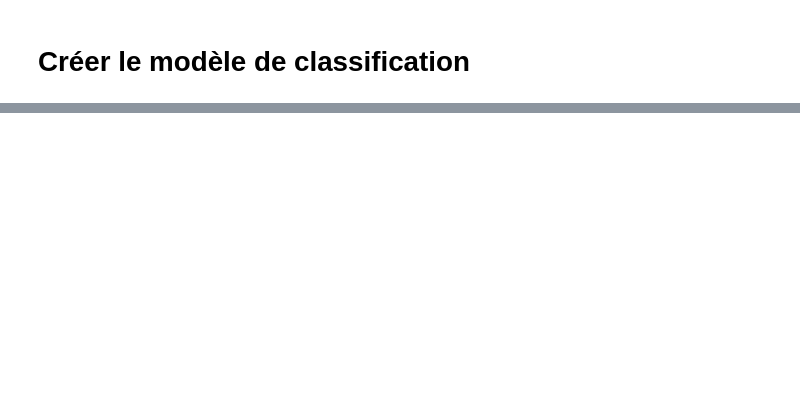
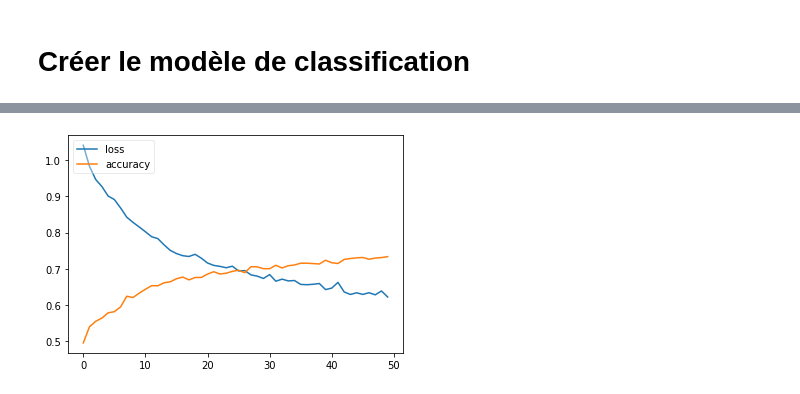
Before and after one commit to mountassir-el/Projects, a Jupyter notebook: Computer Vision/Image Classification/covid/covid.ipynb, the cells around one changed output, grey strips where cells are left out. Cells and saved outputs as stored; diff of their text form; code cells hidden in the pictures; blank space fills up the shorter version.

```diff
--- a/Computer Vision/Image Classification/covid/covid.ipynb
+++ b/Computer Vision/Image Classification/covid/covid.ipynb
@@ -266,0 +250,29 @@ classes_order = { i : order[i] for i in range(len(order)) }
+# %%
+input = layers.Input(shape=image_size + (1,))
+
+x = layers.Rescaling(1.0 / 255)(input)
+x = layers.Conv2D(32, 3, strides=2, padding="same")(x)
+x = layers.BatchNormalization()(x)
+x = layers.Activation("relu")(x)
+
+x = layers.MaxPooling2D(3, strides=2, padding="same")(x)
+x = layers.Conv2D(64, 3, padding="same")(x)
+x = layers.BatchNormalization()(x)
+x = layers.Activation("relu")(x)
+
+x = layers.GlobalAveragePooling2D()(x)
+x = layers.Dropout(0.5)(x)
+outputs = layers.Dense(3, activation="softmax")(x)
+
+model = tf.keras.Model(input, outputs)
+tf.keras.utils.plot_model(model, show_shapes= True)
+
+# Compile the model
+model.compile(optimizer= keras.optimizers.Adam(), loss= 'categorical_crossentropy', metrics = ['accuracy'])
+# %%
+# train the model
+history = model.fit(training, epochs = 50,)
+# save the history in json file
+# in case we want to plot the accuracy
+with open('history.pkl', 'wb') as file_pi:
+    pickle.dump(history.history, file_pi)
@@ -266,0 +297,9 @@ classes_order = { i : order[i] for i in range(len(order)) }
+# %%
+# plot the accuracy and loss curves
+fig = plt.figure()
+plt.plot(history.history['loss'], label = 'loss')
+plt.plot(history.history['accuracy'], label = 'accuracy')
+plt.legend(loc="upper left", fancybox=True, framealpha=0.4)
+plt.show()
+# %% [output]
+[figure, added]
```
Also changed, not shown: parts of 30 cells of this notebook, 3 other files.
